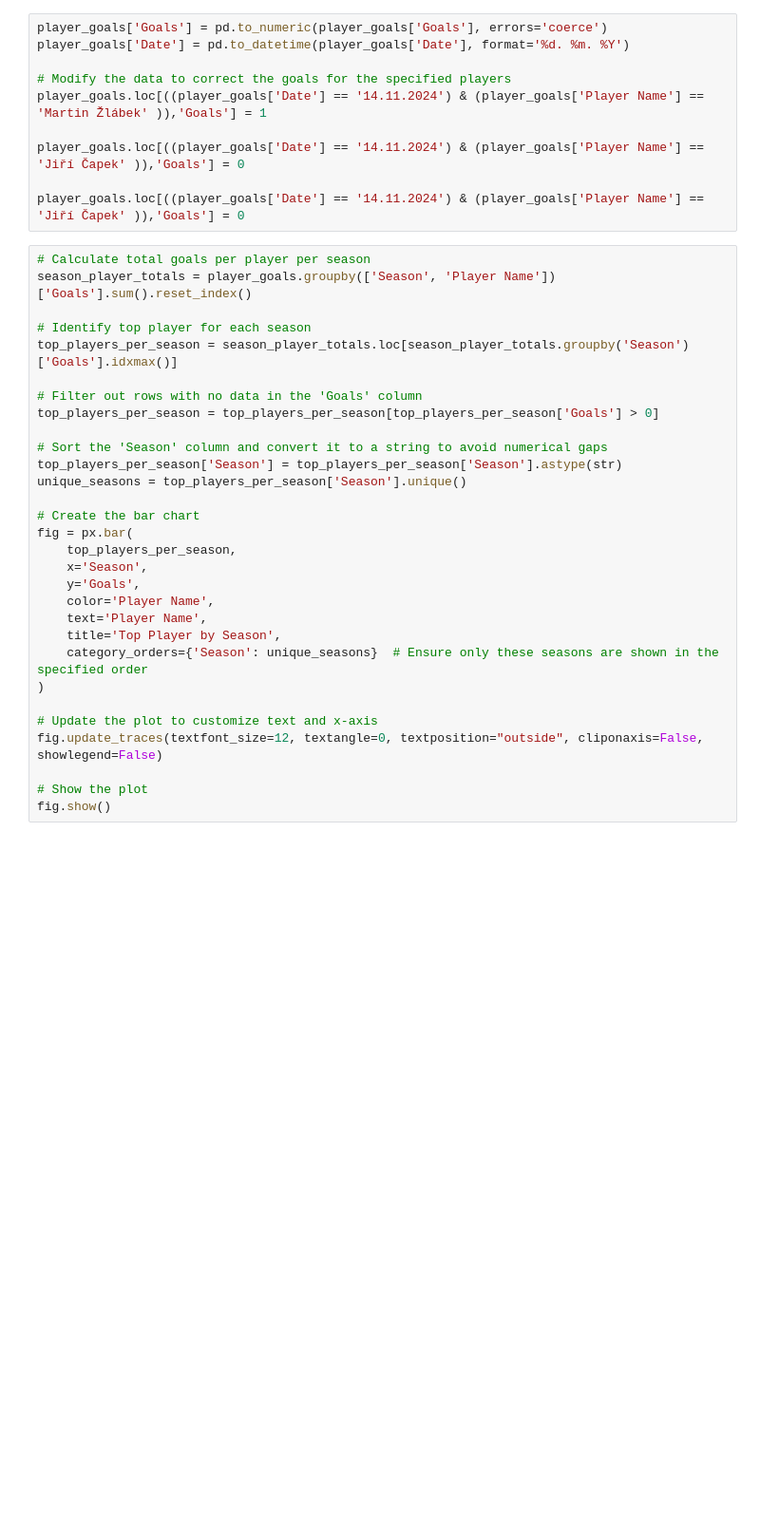
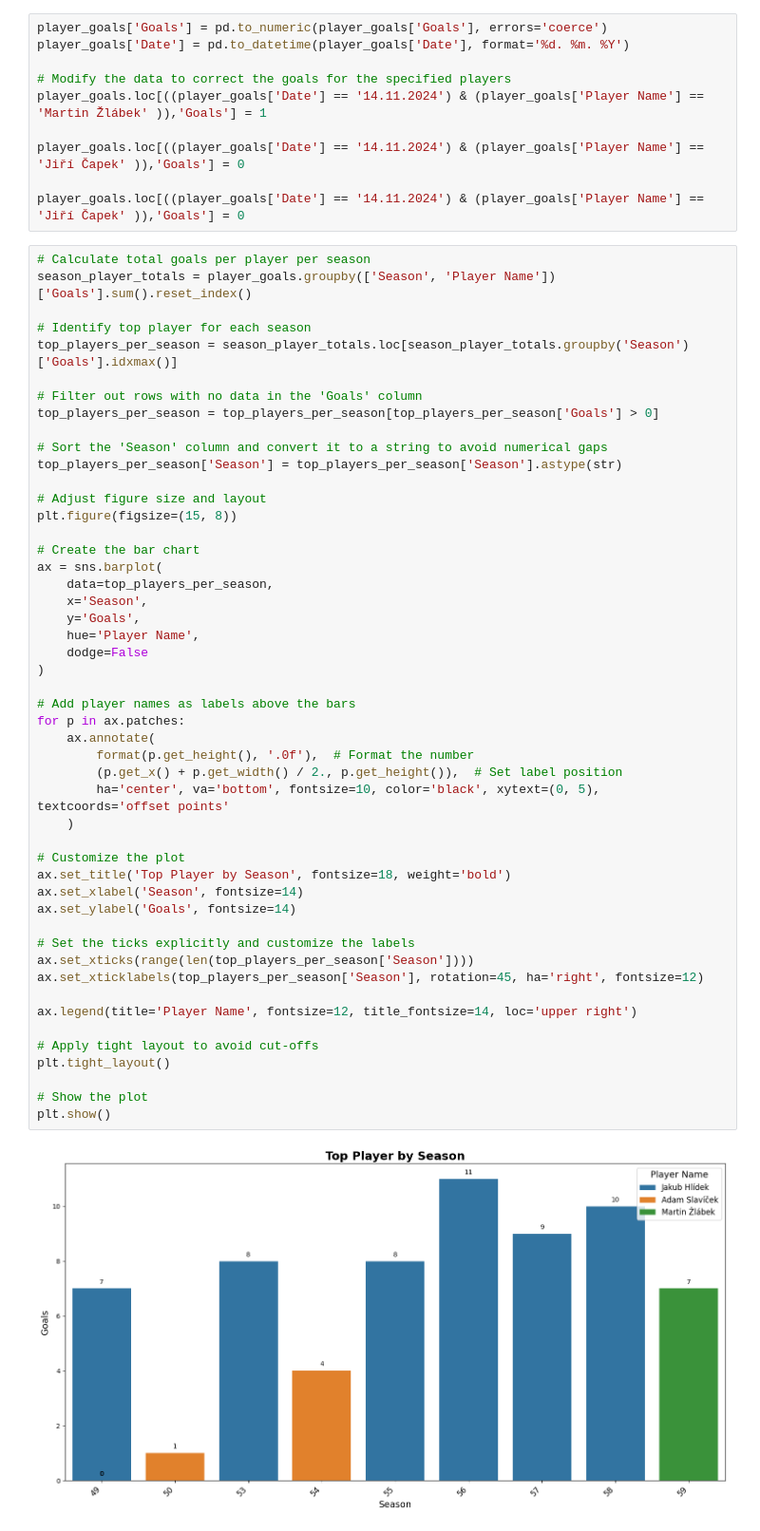
Before and after one commit to Zlabekma/Duto, a Jupyter notebook: Duto_stats.ipynb, the cells around one changed output. Shown at 95% size. Drawn from its saved outputs; the diff is of its cells as text; blank space fills up the shorter version.

```diff
--- a/Duto_stats.ipynb
+++ b/Duto_stats.ipynb
@@ -159,33 +158,54 @@ player_goals.loc[((player_goals['Date'] == '14.11.2024') & (player_goals['Player
 # %%
 # Calculate total goals per player per season
 season_player_totals = player_goals.groupby(['Season', 'Player Name'])['Goals'].sum().reset_index()
 
 # Identify top player for each season
 top_players_per_season = season_player_totals.loc[season_player_totals.groupby('Season')['Goals'].idxmax()]
 
 # Filter out rows with no data in the 'Goals' column
 top_players_per_season = top_players_per_season[top_players_per_season['Goals'] > 0]
 
 # Sort the 'Season' column and convert it to a string to avoid numerical gaps
 top_players_per_season['Season'] = top_players_per_season['Season'].astype(str)
-unique_seasons = top_players_per_season['Season'].unique()
+
+# Adjust figure size and layout
+plt.figure(figsize=(15, 8))
 
 # Create the bar chart
-fig = px.bar(
-    top_players_per_season,
+ax = sns.barplot(
+    data=top_players_per_season,
     x='Season',
     y='Goals',
-    color='Player Name',
-    text='Player Name',
-    title='Top Player by Season',
-    category_orders={'Season': unique_seasons}  # Ensure only these seasons are shown in the specified order
+    hue='Player Name',
+    dodge=False
 )
 
-# Update the plot to customize text and x-axis
-fig.update_traces(textfont_size=12, textangle=0, textposition="outside", cliponaxis=False, showlegend=False)
+# Add player names as labels above the bars
+for p in ax.patches:
+    ax.annotate(
+        format(p.get_height(), '.0f'),  # Format the number
+        (p.get_x() + p.get_width() / 2., p.get_height()),  # Set label position
+        ha='center', va='bottom', fontsize=10, color='black', xytext=(0, 5), textcoords='offset points'
+    )
+
+# Customize the plot
+ax.set_title('Top Player by Season', fontsize=18, weight='bold')
+ax.set_xlabel('Season', fontsize=14)
+ax.set_ylabel('Goals', fontsize=14)
+
+# Set the ticks explicitly and customize the labels
+ax.set_xticks(range(len(top_players_per_season['Season'])))
+ax.set_xticklabels(top_players_per_season['Season'], rotation=45, ha='right', fontsize=12)
+
+ax.legend(title='Player Name', fontsize=12, title_fontsize=14, loc='upper right')
+
+# Apply tight layout to avoid cut-offs
+plt.tight_layout()
 
 # Show the plot
-fig.show()
+plt.show()
+# %% [output]
+[figure, added]
 # %%
 # Calculate the sum of goals per player per season
 season_player_stats = player_goals.groupby(['Player Name', 'Season'])['Goals'].sum().reset_index()
```
Also changed, not shown: parts of 2 cells of this notebook.
